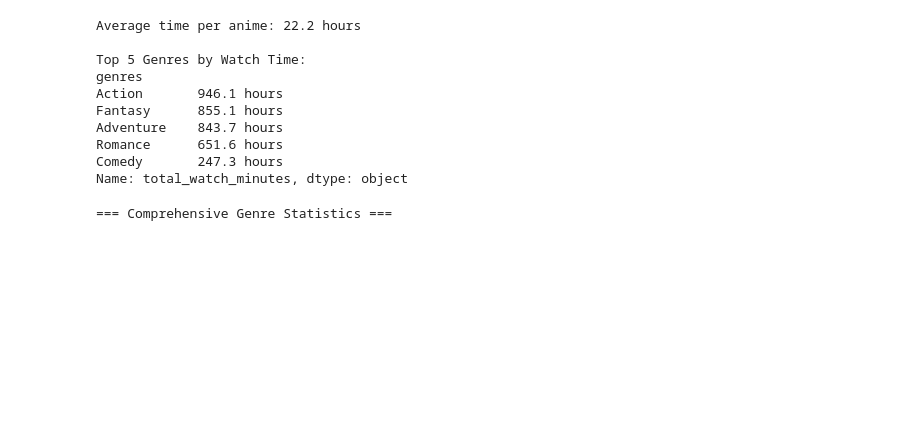
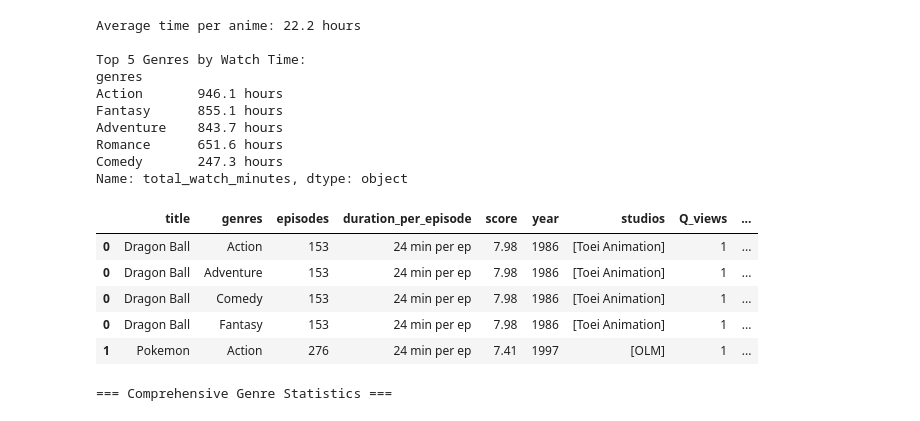
Before and after one commit to hernandezjaviera/Anime-Data-Analysis, a Jupyter notebook: Notebooks/Data_analysis.ipynb, the cells around one changed output. Cells and saved outputs as stored; diff of their text form; code cells hidden in the pictures; blank space fills up the shorter version.

```diff
--- a/Notebooks/Data_analysis.ipynb
+++ b/Notebooks/Data_analysis.ipynb
@@ -317,5 +317,14 @@ Adventure    843.7 hours
 Romance      651.6 hours
 Comedy       247.3 hours
 Name: total_watch_minutes, dtype: object
+# %%
+df_exploded.head()
+# %% [output]
+|  | title | genres | episodes | duration_per_episode | score | year | studios | Q_views | ... |
+| 0 | Dragon Ball | Action | 153 | 24 min per ep | 7.98 | 1986 | [Toei Animation] | 1 | ... |
+| 0 | Dragon Ball | Adventure | 153 | 24 min per ep | 7.98 | 1986 | [Toei Animation] | 1 | ... |
+| 0 | Dragon Ball | Comedy | 153 | 24 min per ep | 7.98 | 1986 | [Toei Animation] | 1 | ... |
+| 0 | Dragon Ball | Fantasy | 153 | 24 min per ep | 7.98 | 1986 | [Toei Animation] | 1 | ... |
+| 1 | Pokemon | Action | 276 | 24 min per ep | 7.41 | 1997 | [OLM] | 1 | ... |
 # %%
 # Calculate comprehensive genre statistics
```
Also changed, not shown: parts of 12 cells of this notebook, 8 other files.
